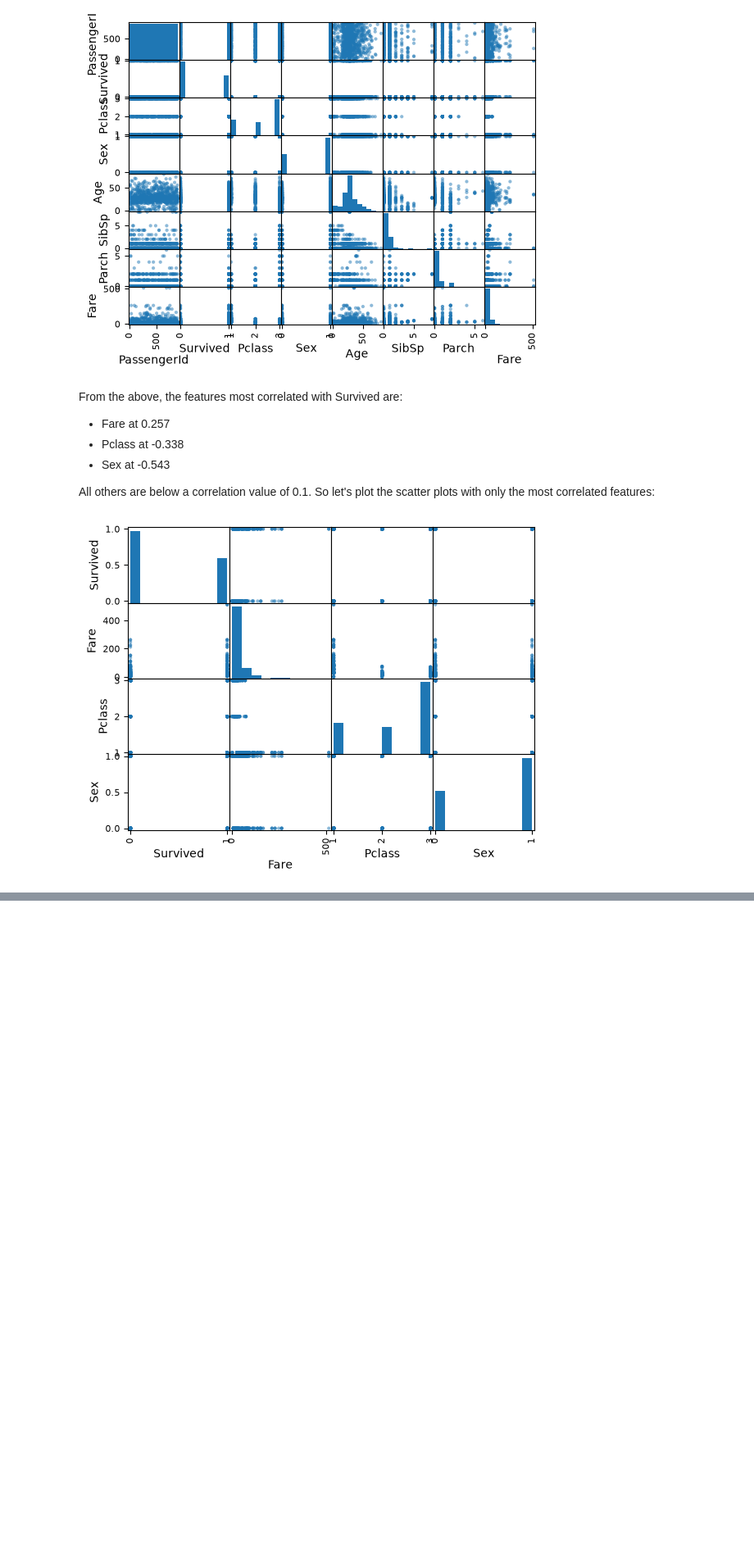
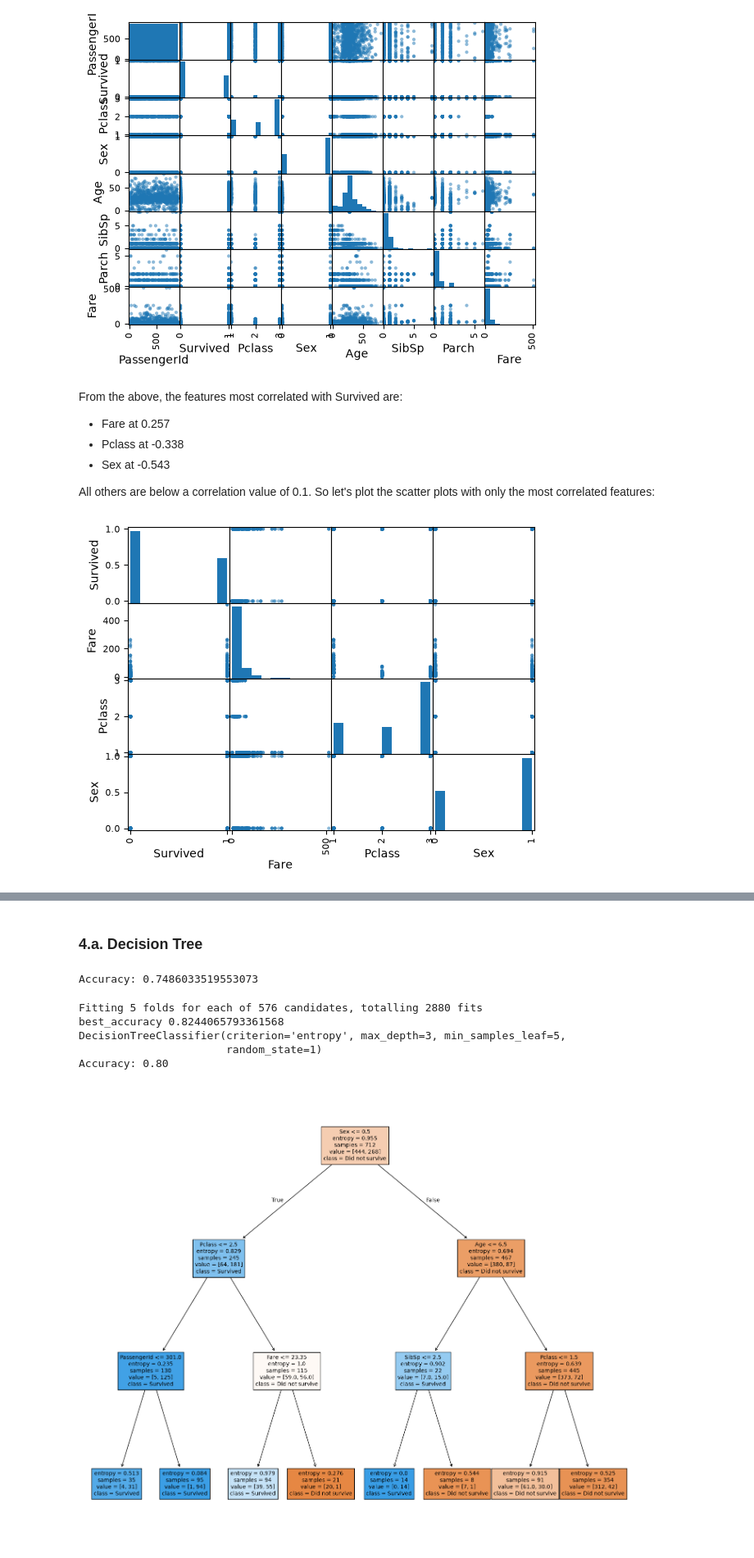
Before and after one commit to Raymon-Watson/Machine-Learning--Projects, a Jupyter notebook: Projects/Titanic-Kaggle/titanic_analysis.ipynb, the cells around one changed output, grey strips where cells are left out. Shown at 82% size. Drawn from its saved outputs; the diff is of its cells as text; code cells hidden in the pictures; blank space fills up the shorter version.

```diff
--- a/Projects/Titanic-Kaggle/titanic_analysis.ipynb
+++ b/Projects/Titanic-Kaggle/titanic_analysis.ipynb
@@ -210,0 +229,57 @@ plt.show()
+# %% [markdown]
+### 4.a. Decision Tree
+# %%
+from sklearn.tree import DecisionTreeClassifier
+from sklearn.model_selection import train_test_split
+from sklearn.metrics import accuracy_score
+
+clf = DecisionTreeClassifier(random_state=1)
+clf.fit(X_train, y_train)
+
+y_pred = clf.predict(X_test)
+
+accuracy = accuracy_score(y_test, y_pred)
+print(f"Accuracy: {accuracy}")
+# %% [output]
+Accuracy: 0.7486033519553073
+# %%
+from sklearn.model_selection import GridSearchCV
+
+param_grid = {
+    'max_depth': range(1, 5, 1),
+    'min_samples_leaf': range(1, 10, 1),
+    'min_samples_split': range(2, 10, 1),
+    'criterion': ["entropy", "gini"]
+}
+tree = DecisionTreeClassifier(random_state=1)
+
+grid_search = GridSearchCV(estimator=tree, param_grid=param_grid,
+                           cv=5, verbose=True)
+
+grid_search.fit(X_train, y_train)
+
+print("best_accuracy", grid_search.best_score_)
+print(grid_search.best_estimator_)
+
+from sklearn.tree import plot_tree
+import matplotlib.pyplot as plt
+
+tree_clf = grid_search.best_estimator_
+
+y_pred = tree_clf.predict(X_test)
+
+accuracy = accuracy_score(y_test, y_pred)
+
+print(f"Accuracy: {accuracy:.2f}")
+
+plt.figure(figsize=(18, 15))
+plot_tree(tree_clf, filled=True, feature_names=X_train.columns,
+          class_names=["Did not survive", "Survived"])
+plt.show()
+# %% [output]
+Fitting 5 folds for each of 576 candidates, totalling 2880 fits
+best_accuracy 0.8244065793361568
+DecisionTreeClassifier(criterion='entropy', max_depth=3, min_samples_leaf=5,
+                       random_state=1)
+Accuracy: 0.80
+[figure, added]
```
Also changed, not shown: parts of 5 cells of this notebook, 3 other files.
